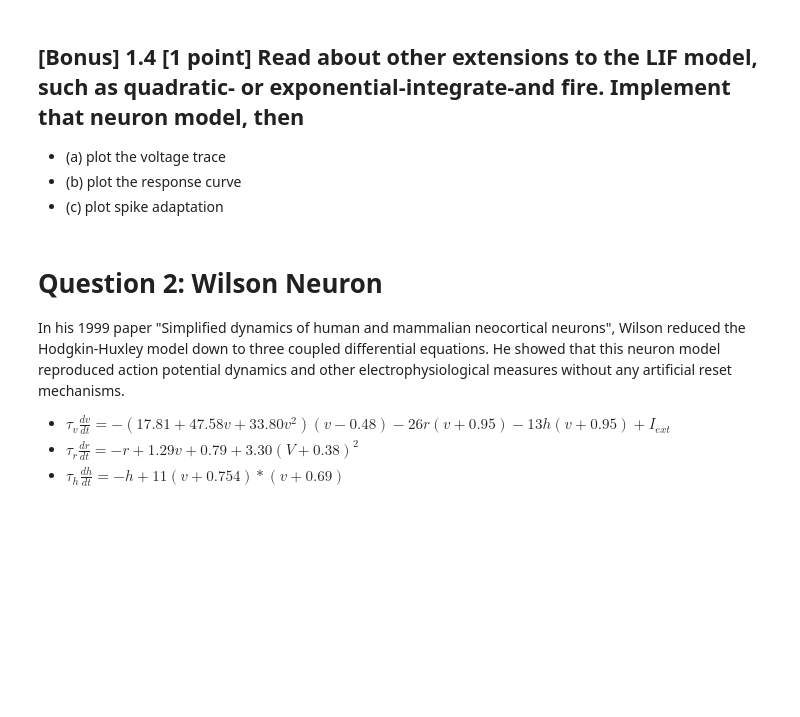
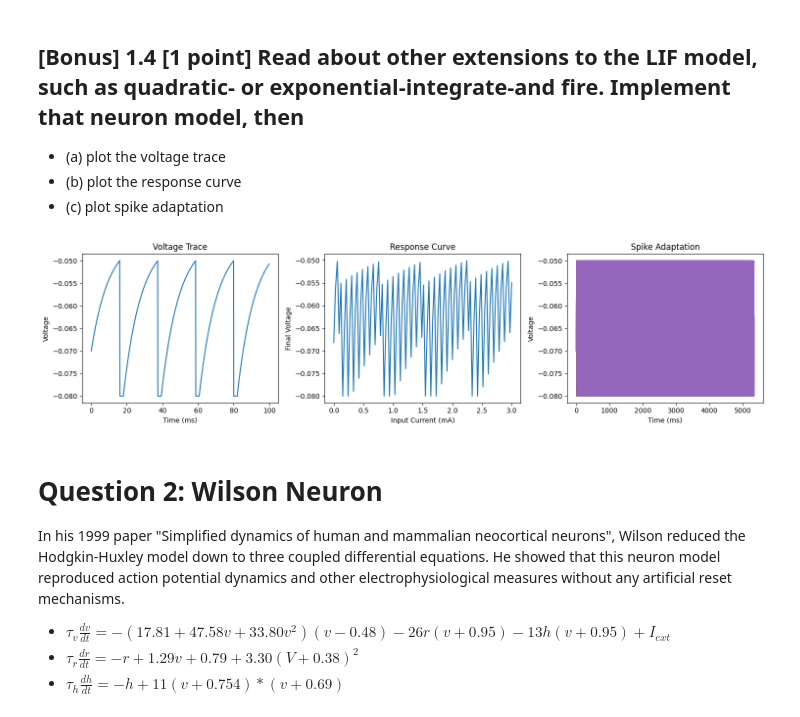
Before and after one commit to mr-nudo/neuronModels1, a Jupyter notebook: syde552_file_(1).ipynb, the cells around one changed output. Saved outputs shown, nothing was run; the diff lists cells and outputs as text; code cells hidden in the pictures; blank space fills up the shorter version.

```diff
--- a/syde552_file_(1).ipynb
+++ b/syde552_file_(1).ipynb
@@ -368,3 +366,76 @@ plt.show()
+# %%
+start_scope()
+
+# Model parameters
+R = 10*ohm  # membrane resistance
+C = 1*mfarad  # membrane capacitance
+tau_ref = 2*ms  # refractory period
+E_leak = -65*mV  # leak reversal potential
+V_thresh = -50*mV  # threshold potential
+V_reset = -80*mV  # reset potential
+I_ext = 2*mA  # external current
+
+# Set initial conditions
+v_initial = -70*mV  # initial membrane potential
+
+# QIF neuron model equations
+eqs_qif = '''
+dv/dt = (-1/(R*C) * (v - E_leak) + I_ext/C) : volt (unless refractory)
+'''
+
+# Create the QIF neuron group
+neuron_qif = NeuronGroup(1, eqs_qif, threshold='v > V_thresh', reset='v = V_reset', refractory=tau_ref, method='euler')
+
+# Set initial conditions
+neuron_qif.v = v_initial
+
+# State monitors for voltage trace
+voltage_monitor = StateMonitor(neuron_qif, 'v', record=True)
+
+# Run simulation
+run(100*ms)
+
+# Plot voltage trace
+plt.figure(figsize=(15, 4))
+plt.subplot(131)
+plt.plot(voltage_monitor.t/ms, voltage_monitor.v[0])
+plt.xlabel('Time (ms)')
+plt.ylabel('Voltage')
+plt.title('Voltage Trace')
+
+# Plot response curve
+input_currents = np.linspace(0, 3, 100)
+response_curve = []
+neuron_qif.add_attribute('I_ext')
+for I in input_currents:
+    neuron_qif.I_ext = I*mA
+    run(50*ms)
+    response_curve.append(voltage_monitor.v[0][-1])
+
+plt.subplot(132)
+plt.plot(input_currents, response_curve)
+plt.xlabel('Input Current (mA)')
+plt.ylabel('Final Voltage')
+plt.title('Response Curve')
+
+# Plot spike adaptation
+neuron_qif.I_ext = 2.0*mA  # Reset external current for adaptation plot
+spike_adaptation = []
+for _ in range(5):  # Simulate multiple spikes for adaptation
+    run(50*ms)
+    spike_adaptation.append(voltage_monitor.v[0])
+
+plt.subplot(133)
+for spike_trace in spike_adaptation:
+    plt.plot(voltage_monitor.t[:len(spike_trace)]/ms, spike_trace)
+plt.xlabel('Time (ms)')
+plt.ylabel('Voltage')
+plt.title('Spike Adaptation')
+
+plt.tight_layout()
+plt.show()
+# %% [output]
+[figure, added]
 # %% [markdown]
 # Question 2: Wilson Neuron
 In his 1999 paper "Simplified dynamics of human and mammalian neocortical neurons", Wilson reduced the Hodgkin-Huxley model down to three coupled differential equations. He showed that this neuron model reproduced action potential dynamics and other electrophysiological measures without any artificial reset mechanisms.
```
Also changed, not shown: parts of 6 cells of this notebook.
